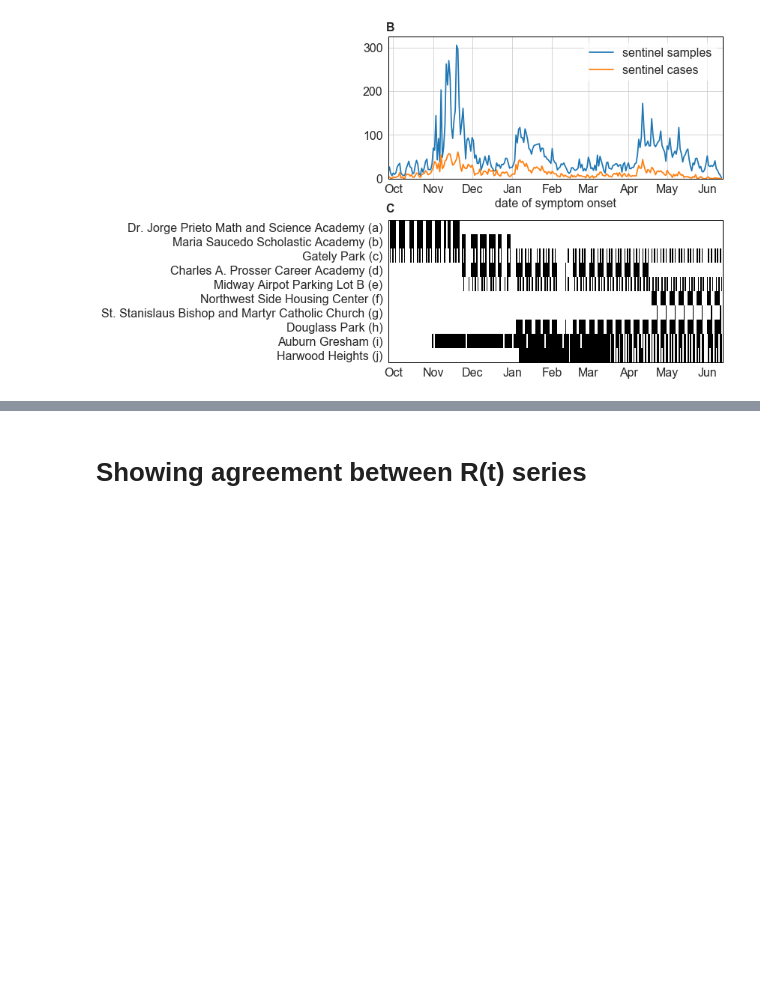
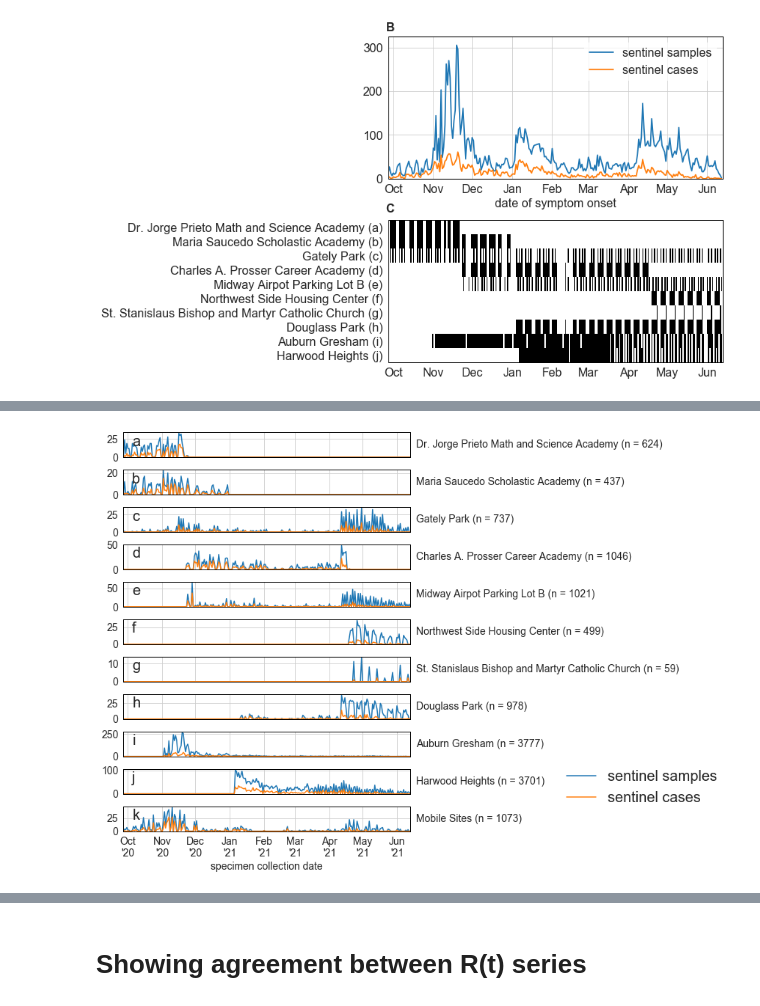
Before and after one commit to numalariamodeling/chicago_sentinel_surveillance, a Jupyter notebook: chicago_sentinel_surveillance.ipynb, the cells around one changed output, grey strips where cells are left out. Saved outputs shown, nothing was run; the diff lists cells and outputs as text; code cells hidden in the pictures; blank space fills up the shorter version.

```diff
--- a/chicago_sentinel_surveillance.ipynb
+++ b/chicago_sentinel_surveillance.ipynb
@@ -414,0 +461,13 @@ fig.savefig('fig_1_panel_b_c_' + today_str + '.pdf', bbox_inches='tight')
+# %%
+site_dict = {'IDPH HARWOOD HEIGHTS COMMUNITY TESTING':'j',
+            'IDPH COMMUNITY TESTING AUBURN GRESHAM':'i',
+            'IDPH AUBURN GRESHAM COMMUNITY TESTING':'i',
+            'Charles A. Prosser Career Academy':'d',
+             'Charles A. Prosser Career Academy: Open Mon - Fri':'d',
+             'ZZZZZDr. Jorge Prieto Math and Science Academy':'a',
+            'Midway Community Based Testing':'e',
+             'Douglass Park':'h', 'Gately Park':'c',
+             'Dr. Jorge Prieto Math and Science Academy':'a',
+             'Dr. Jorge Prieto Math And Science Academy':'a',
+             'Northwest Side Housing Center':'f',
+             'Maria Saucedo Scholastic Academy':'b', 'St Stanislaus Bishop and Martyr Catholic Church':'g'}
@@ -414,0 +507,58 @@ fig.savefig('fig_1_panel_b_c_' + today_str + '.pdf', bbox_inches='tight')
+# %%
+site_codes = list('abcdefghijk')
+fig, axes = plt.subplots(ncols=1, nrows=len(site_codes), figsize=(7,10), gridspec_kw={'hspace':0.5})
+
+site_names = ['Dr. Jorge Prieto Math and Science Academy','Maria Saucedo Scholastic Academy',
+        'Gately Park','Charles A. Prosser Career Academy', 'Midway Airpot Parking Lot B',
+        'Northwest Side Housing Center',
+              'St. Stanislaus Bishop and Martyr Catholic Church',
+              'Douglass Park', 'Auburn Gresham' , 'Harwood Heights', 'Mobile Sites']
+window_start_date = pd.to_datetime(dt.datetime(day=27, month=9, year=2020), utc=True)
+window_end_date = pd.to_datetime(dt.datetime(day=13, month=6, year=2021), utc=True)
+
+for site_code, index, site_name in zip(site_codes, np.arange(len(site_codes)), site_names):
+    collect_cases_slice = collect_cases[collect_cases['site_code'] == site_code]
+    combo_sc = (collect_cases_slice['positive']).groupby(collect_cases_slice['date']).sum()
+    #combo_sc = combo_sc.reindex(onset_idx, fill_value=0.0)
+    combo_ss = (all_cases).groupby(all_cases['date']).count()
+
+    ss_df_slice = collect_cases_slice[(collect_cases_slice['positive'] == True)]
+    pos = ss_df_slice.groupby(['date']).count()['positive']
+    pos = pos.reindex(pd.to_datetime(idx, utc=True), fill_value=0.0)
+
+    ss_df_slice = collect_cases_slice
+    all_test = ss_df_slice.groupby(['date']).count()['positive']
+    all_test = all_test.reindex(pd.to_datetime(idx, utc=True), fill_value=0.0)
+
+    ax = axes[index]
+    ax.plot(all_test, label='sentinel samples')
+    ax.plot(pos, label='sentinel cases')
+    #ax.plot(all_test)
+
+    ax.set_xlim([window_start_date, window_end_date])
+
+    ax.text(s=site_code, x=0.03, y=0.9, fontsize=20,
+            transform=ax.transAxes, ha='left', va='top')
+    ax.text(s=site_name + ' (n = ' + str(len(collect_cases_slice)) + ')', x=1.02, y=0.5, fontsize=14,
+            transform=ax.transAxes, ha='left', va='center')
+    ax.xaxis.set_major_formatter(mdates.DateFormatter("%b\n'%y"))
+    ax.xaxis.set_major_locator(mdates.MonthLocator(interval=1))
+    ax.set_ylim(bottom=0)
+
+    ax.tick_params(axis='both', labelsize=14)
+    for pos in ['bottom', 'left', 'top', 'right']:
+        ax.spines[pos].set_linewidth(1)
+        ax.spines[pos].set_color('k')
+
+for ax in axes[0:len(site_codes)-1]:
+    ax.set_xticklabels([])
+
+for ax in axes:
+    ax.tick_params(axis='both', labelsize=14)
+
+axes[-1].set_xlabel('specimen collection date', fontsize=14)
+axes[-2].legend(fontsize=20, frameon=False, loc='upper left', bbox_to_anchor=(1.5,1.5))
+fig.savefig('tests_by_site_' + today_str + '.png', dpi=200, bbox_inches='tight')
+fig.savefig('tests_by_site_' + today_str + '.pdf', bbox_inches='tight')
+# %% [output]
+[figure, added]
```
Also changed, not shown: parts of 24 cells of this notebook, 1 other file.
